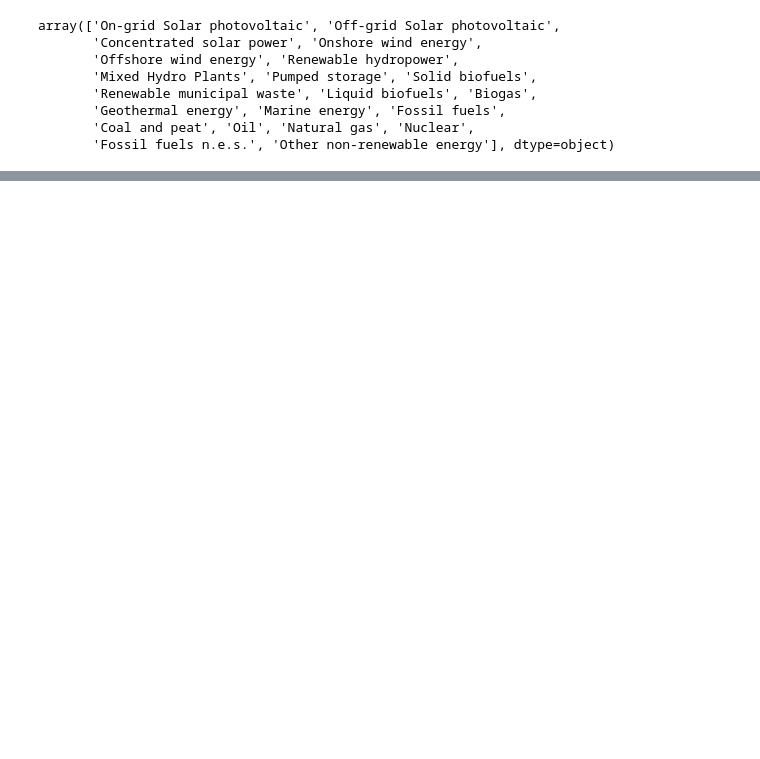
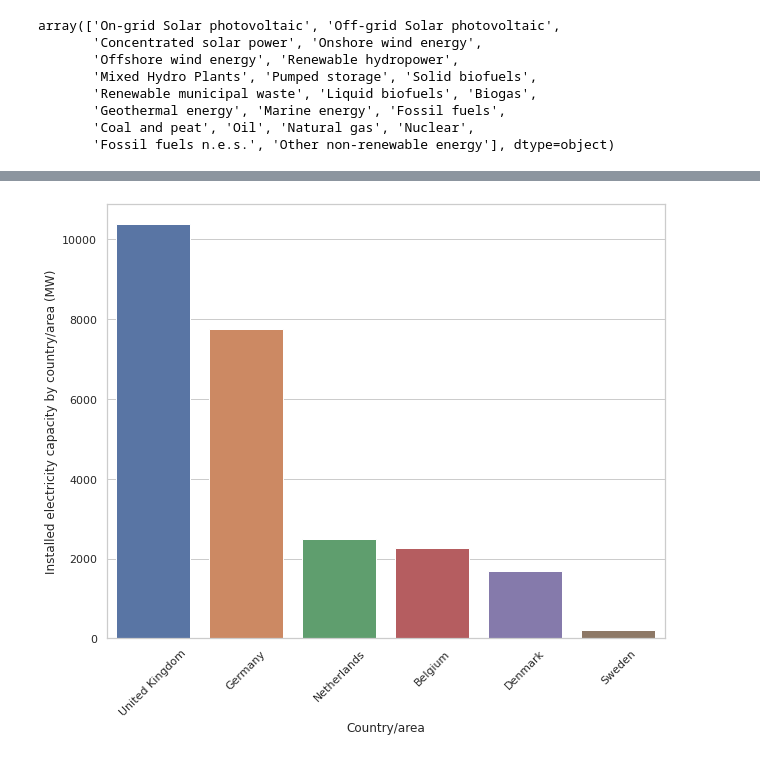
Before and after one commit to WalternativE/energy_price_analysis, a Jupyter notebook: notebooks/02_irena_exploration.ipynb, the cells around one changed output, grey strips where cells are left out. Saved outputs shown, nothing was run; the diff lists cells and outputs as text; code cells hidden in the pictures; blank space fills up the shorter version.

```diff
--- a/notebooks/02_irena_exploration.ipynb
+++ b/notebooks/02_irena_exploration.ipynb
@@ -71,0 +140,4 @@ onshore_wind_2020
+# %%
+offshore_wind_2020 = eleccap_on_grid_wind_2020[(eleccap_on_grid_wind_2020["Technology"] == "Offshore wind energy") &
+                                               (eleccap_on_grid_wind_2020["Installed electricity capacity by country/area (MW)"] > 0)]
+offshore_wind_2020
@@ -71,0 +158,10 @@ onshore_wind_2020
+# %%
+ax = sns.barplot(
+    x="Country/area",
+    y="Installed electricity capacity by country/area (MW)",
+    data=offshore_wind_2020[offshore_wind_2020["Installed electricity capacity by country/area (MW)"] > 100]
+)
+plt.xticks(rotation=45)
+plt.show()
+# %% [output]
+[figure, added]
```
Also changed, not shown: parts of 13 cells of this notebook, 3 other files.
